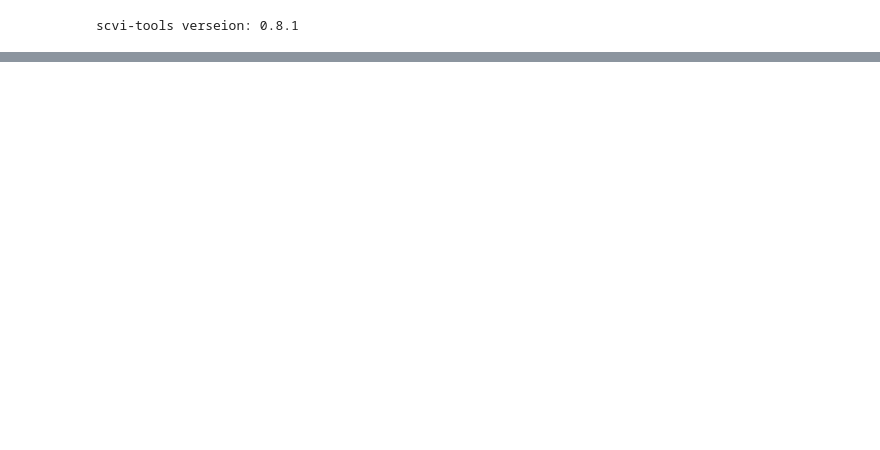
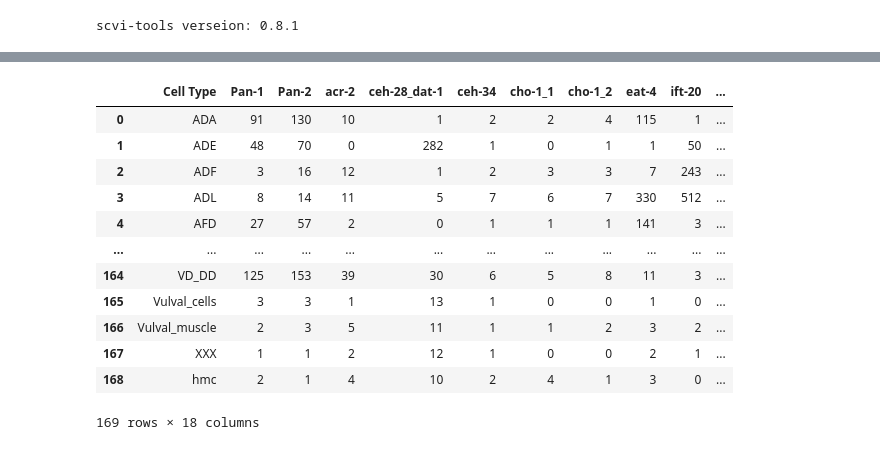
Before and after one commit to Munfred/scdefg-old, a Jupyter notebook: scdefg.ipynb, the cells around one changed output, grey strips where cells are left out. Cells and saved outputs as stored; diff of their text form; code cells hidden in the pictures; blank space fills up the shorter version.

```diff
--- a/scdefg.ipynb
+++ b/scdefg.ipynb
@@ -38,0 +171,17 @@ scvi-tools verseion: 0.8.1
+# %%
+df = pd.read_csv('./scdefg/df.csv')
+df
+# %% [output]
+|  | Cell Type | Pan-1 | Pan-2 | acr-2 | ceh-28_dat-1 | ceh-34 | cho-1_1 | cho-1_2 | eat-4 | ift-20 | ... |
+| 0 | ADA | 91 | 130 | 10 | 1 | 2 | 2 | 4 | 115 | 1 | ... |
+| 1 | ADE | 48 | 70 | 0 | 282 | 1 | 0 | 1 | 1 | 50 | ... |
+| 2 | ADF | 3 | 16 | 12 | 1 | 2 | 3 | 3 | 7 | 243 | ... |
+| 3 | ADL | 8 | 14 | 11 | 5 | 7 | 6 | 7 | 330 | 512 | ... |
+| 4 | AFD | 27 | 57 | 2 | 0 | 1 | 1 | 1 | 141 | 3 | ... |
+| ... | ... | ... | ... | ... | ... | ... | ... | ... | ... | ... | ... |
+| 164 | VD_DD | 125 | 153 | 39 | 30 | 6 | 5 | 8 | 11 | 3 | ... |
+| 165 | Vulval_cells | 3 | 3 | 1 | 13 | 1 | 0 | 0 | 1 | 0 | ... |
+| 166 | Vulval_muscle | 2 | 3 | 5 | 11 | 1 | 1 | 2 | 3 | 2 | ... |
+| 167 | XXX | 1 | 1 | 2 | 12 | 1 | 0 | 0 | 2 | 1 | ... |
+| 168 | hmc | 2 | 1 | 4 | 10 | 2 | 4 | 1 | 3 | 0 | ... |
+169 rows × 18 columns
```
Also changed, not shown: parts of 16 cells of this notebook.
